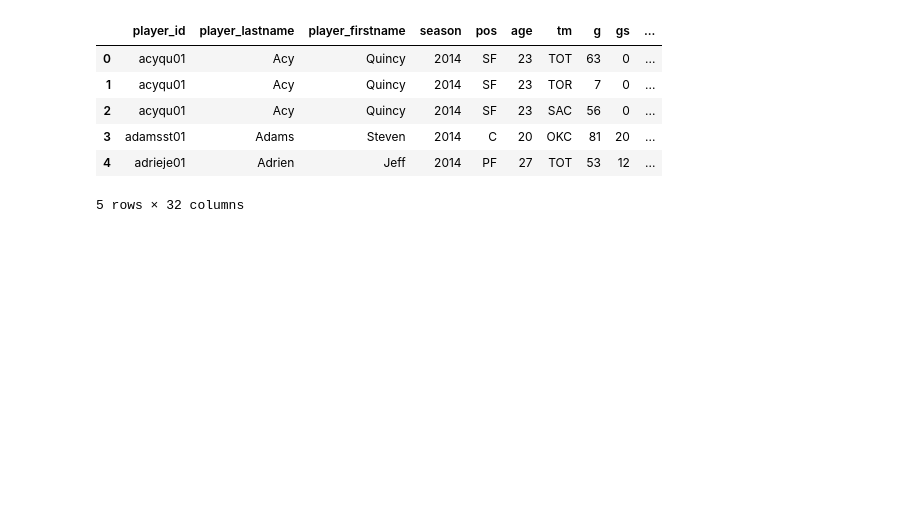
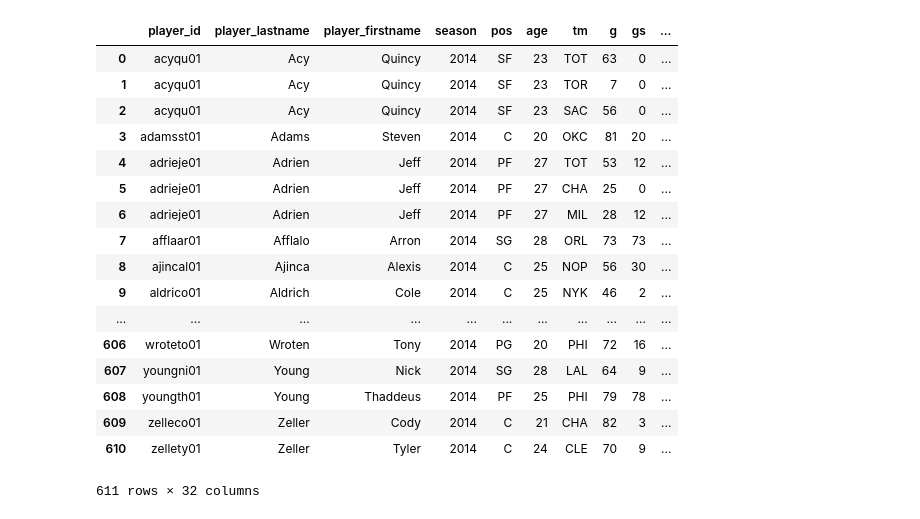
Before and after one commit to jarred104/ETL_NBA_Project, a Jupyter notebook: NBA_Player_ID.ipynb, the cells around one changed output. Drawn from its saved outputs; the diff is of its cells as text; code cells hidden in the pictures; blank space fills up the shorter version.

```diff
--- a/NBA_Player_ID.ipynb
+++ b/NBA_Player_ID.ipynb
@@ -18,15 +18,26 @@ player_data_2018 = pd.read_csv(player_data_2018_csv)
 player_data_2019 = pd.read_csv(player_data_2019_csv)
 # %%
 # Check Player Data
-player_data_2014.head()
+player_data_2014
 # %% [output]
 |  | player_id | player_lastname | player_firstname | season | pos | age | tm | g | gs | ... |
 | 0 | acyqu01 | Acy | Quincy | 2014 | SF | 23 | TOT | 63 | 0 | ... |
 | 1 | acyqu01 | Acy | Quincy | 2014 | SF | 23 | TOR | 7 | 0 | ... |
 | 2 | acyqu01 | Acy | Quincy | 2014 | SF | 23 | SAC | 56 | 0 | ... |
 | 3 | adamsst01 | Adams | Steven | 2014 | C | 20 | OKC | 81 | 20 | ... |
 | 4 | adrieje01 | Adrien | Jeff | 2014 | PF | 27 | TOT | 53 | 12 | ... |
+| 5 | adrieje01 | Adrien | Jeff | 2014 | PF | 27 | CHA | 25 | 0 | ... |
+| 6 | adrieje01 | Adrien | Jeff | 2014 | PF | 27 | MIL | 28 | 12 | ... |
+| 7 | afflaar01 | Afflalo | Arron | 2014 | SG | 28 | ORL | 73 | 73 | ... |
+| 8 | ajincal01 | Ajinca | Alexis | 2014 | C | 25 | NOP | 56 | 30 | ... |
+| 9 | aldrico01 | Aldrich | Cole | 2014 | C | 25 | NYK | 46 | 2 | ... |
+| ... | ... | ... | ... | ... | ... | ... | ... | ... | ... | ... |
+| 606 | wroteto01 | Wroten | Tony | 2014 | PG | 20 | PHI | 72 | 16 | ... |
+| 607 | youngni01 | Young | Nick | 2014 | SG | 28 | LAL | 64 | 9 | ... |
+| 608 | youngth01 | Young | Thaddeus | 2014 | PF | 25 | PHI | 79 | 78 | ... |
+| 609 | zelleco01 | Zeller | Cody | 2014 | C | 21 | CHA | 82 | 3 | ... |
+| 610 | zellety01 | Zeller | Tyler | 2014 | C | 24 | CLE | 70 | 9 | ... |
-5 rows × 32 columns
+611 rows × 32 columns
 # %%
 # Concatenate All Years of Data
 all_df = [player_data_2014, player_data_2015, player_data_2016, player_data_2017, player_data_2018, player_data_2019]
```
Also changed, not shown: parts of 7 cells of this notebook, 3 other files.
